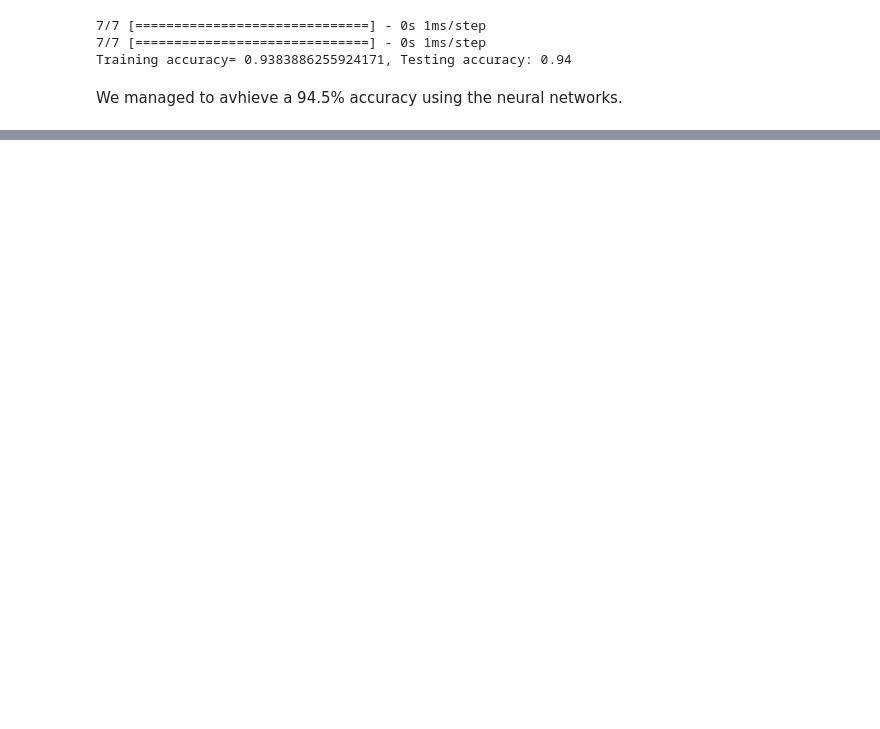
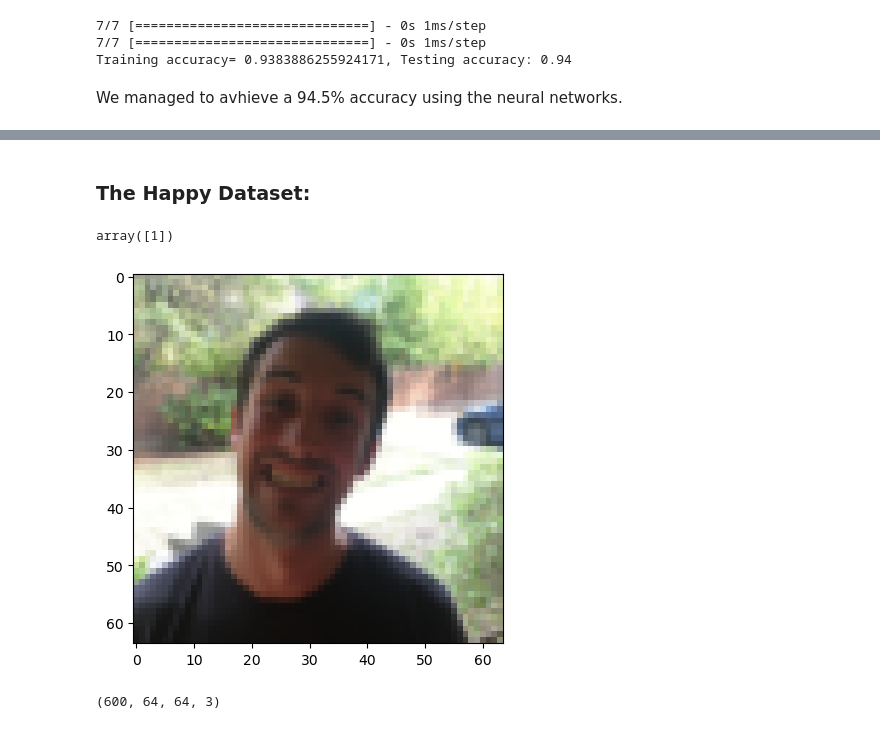
Before and after one commit to HashemRawashdeh/Study, a Jupyter notebook: Data Science/Online Cources/Deep Learning Specialization/Deep Learning Specialization.ipynb, the cells around one changed output, grey strips where cells are left out. Drawn from its saved outputs; the diff is of its cells as text; code cells hidden in the pictures; blank space fills up the shorter version.

```diff
--- a/Data Science/Online Cources/Deep Learning Specialization/Deep Learning Specialization.ipynb
+++ b/Data Science/Online Cources/Deep Learning Specialization/Deep Learning Specialization.ipynb
@@ -473,0 +536,19 @@ We managed to avhieve a 94.5% accuracy using the neural networks.
+# %% [markdown]
+### The Happy Dataset:
+# %%
+X_train_orig, Y_train_orig, X_test_orig, Y_test_orig, classes = load_happy_dataset()
+# %%
+# normalization:
+x_train = X_train_orig/255
+x_test = X_test_orig/255
+# %%
+# examining an image from the training dataset:
+plt.imshow(x_train[5])
+Y_train_orig[:,5]
+# %% [output]
+array([1])
+[figure, added]
+# %%
+x_train.shape
+# %% [output]
+(600, 64, 64, 3)
```
Also changed, not shown: parts of 30 cells of this notebook, 4 other files.
